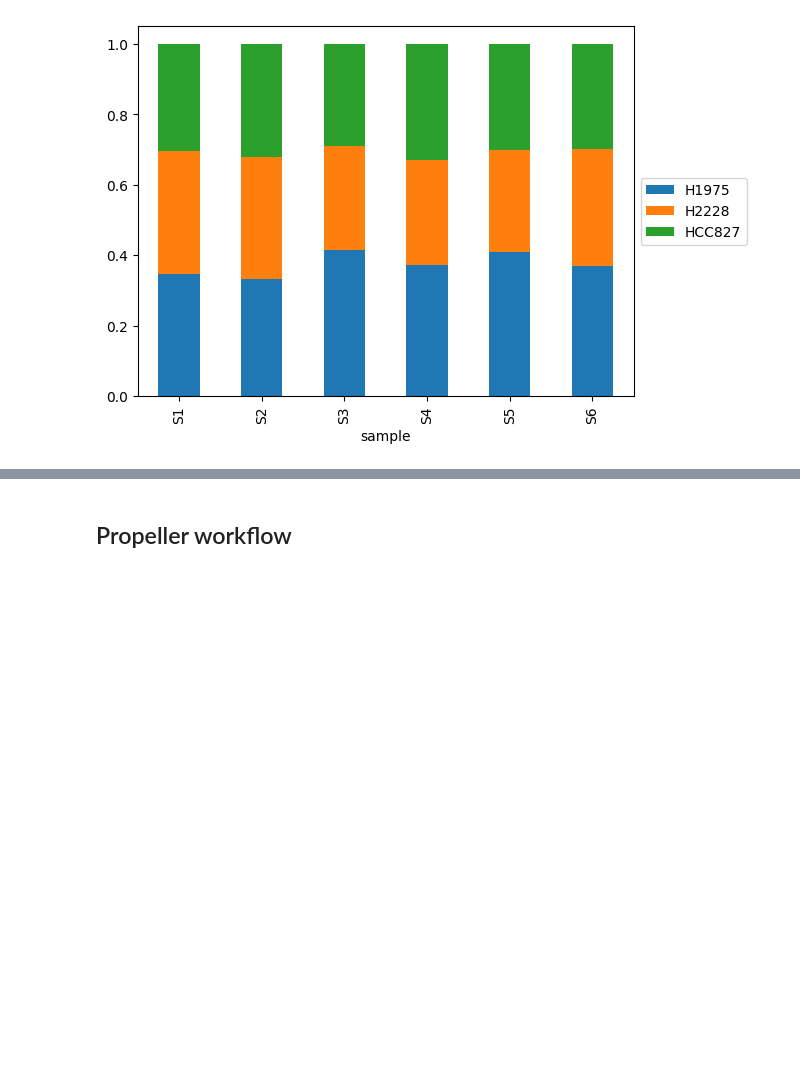
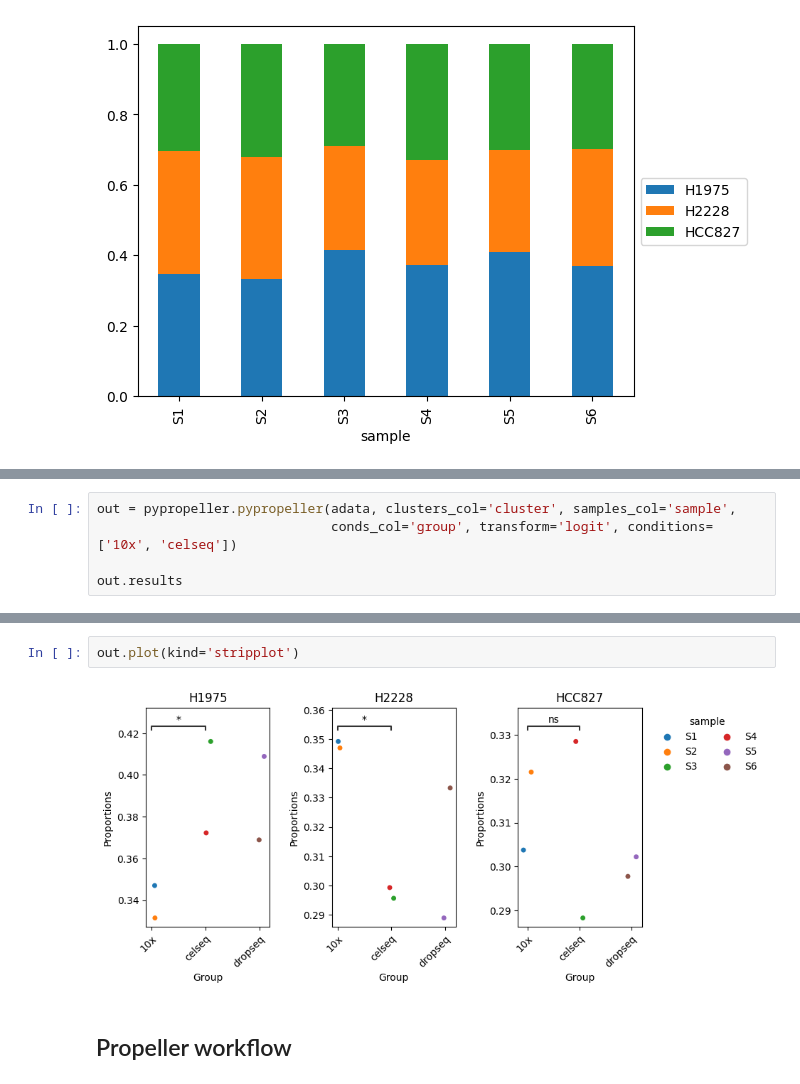
Before and after one commit to loosolab/scanpro, a Jupyter notebook: examples/proportion_analysis.ipynb, the cells around one changed output, grey strips where cells are left out. Drawn from its saved outputs; the diff is of its cells as text; blank space fills up the shorter version.

```diff
--- a/examples/proportion_analysis.ipynb
+++ b/examples/proportion_analysis.ipynb
@@ -104,0 +110,5 @@ out.plot_samples(stacked=True)
+# %%
+out = pypropeller.pypropeller(adata, clusters_col='cluster', samples_col='sample',
+                              conds_col='group', transform='logit', conditions=['10x', 'celseq'])
+
+out.results
@@ -105,3 +123,7 @@ out.plot_samples(stacked=True)
+# %%
+out.plot(kind='stripplot')
+# %% [output]
+[figure, added]
 # %% [markdown]
 ## Propeller workflow
 # %% [markdown]
```
Also changed, not shown: parts of 7 cells of this notebook.
